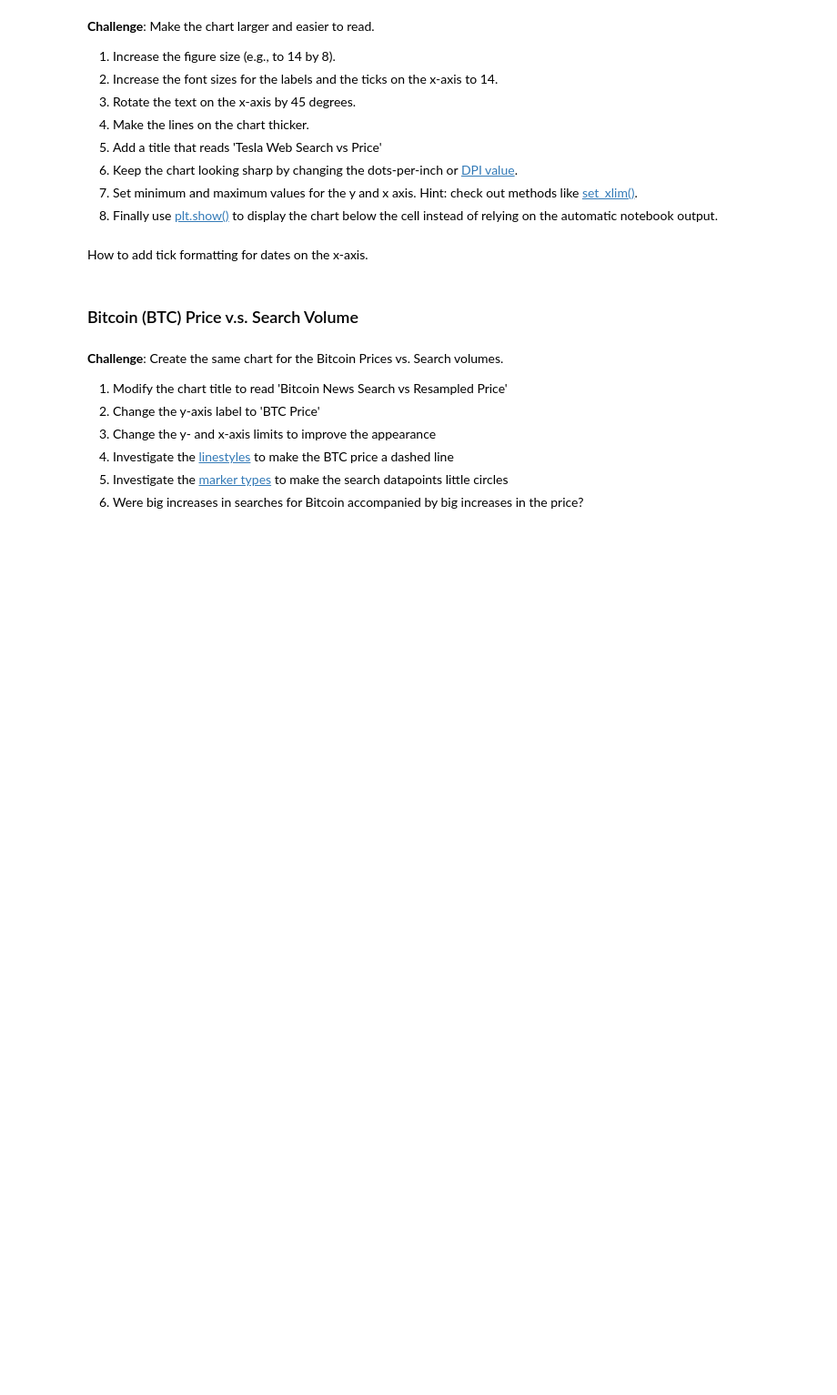
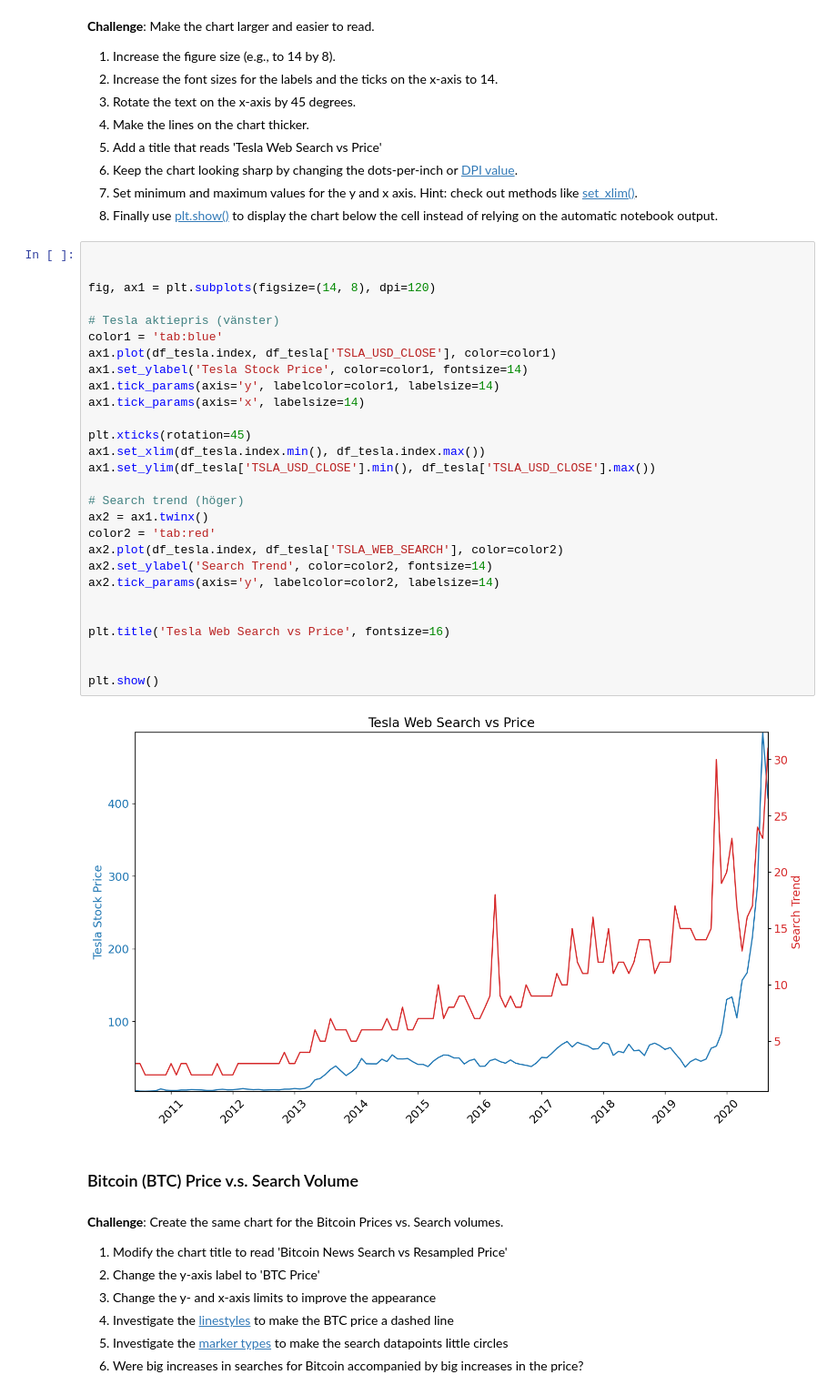
Before and after one commit to Response201/Python_Pro_Bootcamp_Day_16_to_100, a Jupyter notebook: Day 75/Project - Google Trends and Data Visualisation/Google_Trends_and_Data_Visualisation.ipynb, the cells around one changed output. Shown at 91% size. Cells and saved outputs as stored; diff of their text form; blank space fills up the shorter version.

```diff
--- a/Day 75/Project - Google Trends and Data Visualisation/Google_Trends_and_Data_Visualisation.ipynb
+++ b/Day 75/Project - Google Trends and Data Visualisation/Google_Trends_and_Data_Visualisation.ipynb
@@ -221,8 +261,36 @@ Hint: you can colour both the [axis labels](https://matplotlib.org/3.3.2/api/tex
 6. Keep the chart looking sharp by changing the dots-per-inch or [DPI value](https://matplotlib.org/3.1.1/api/_as_gen/matplotlib.pyplot.figure.html).
 7. Set minimum and maximum values for the y and x axis. Hint: check out methods like [set_xlim()](https://matplotlib.org/3.1.1/api/_as_gen/matplotlib.axes.Axes.set_xlim.html).
 8. Finally use [plt.show()](https://matplotlib.org/3.2.1/api/_as_gen/matplotlib.pyplot.show.html) to display the chart below the cell instead of relying on the automatic notebook output.
-# %% [markdown]
-How to add tick formatting for dates on the x-axis.
+# %%
+
+
+fig, ax1 = plt.subplots(figsize=(14, 8), dpi=120)
+
+# Tesla aktiepris (vänster)
+color1 = 'tab:blue'
+ax1.plot(df_tesla.index, df_tesla['TSLA_USD_CLOSE'], color=color1)
+ax1.set_ylabel('Tesla Stock Price', color=color1, fontsize=14)
+ax1.tick_params(axis='y', labelcolor=color1, labelsize=14)
+ax1.tick_params(axis='x', labelsize=14)
+
+plt.xticks(rotation=45)
+ax1.set_xlim(df_tesla.index.min(), df_tesla.index.max())
+ax1.set_ylim(df_tesla['TSLA_USD_CLOSE'].min(), df_tesla['TSLA_USD_CLOSE'].max())
+
+# Search trend (höger)
+ax2 = ax1.twinx()
+color2 = 'tab:red'
+ax2.plot(df_tesla.index, df_tesla['TSLA_WEB_SEARCH'], color=color2)
+ax2.set_ylabel('Search Trend', color=color2, fontsize=14)
+ax2.tick_params(axis='y', labelcolor=color2, labelsize=14)
+
+
+plt.title('Tesla Web Search vs Price', fontsize=16)
+
+
+plt.show()
+# %% [output]
+[figure, added]
 # %% [markdown]
 ### Bitcoin (BTC) Price v.s. Search Volume
 # %% [markdown]
```
Also changed, not shown: parts of 7 cells of this notebook.
